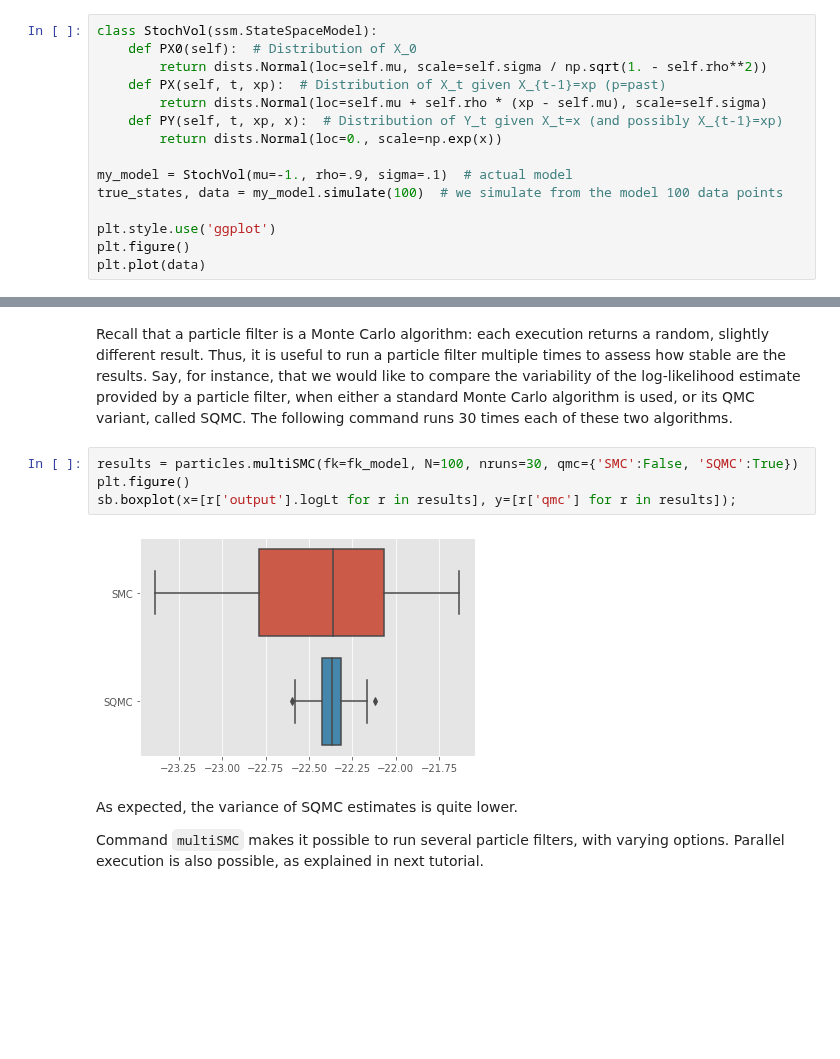
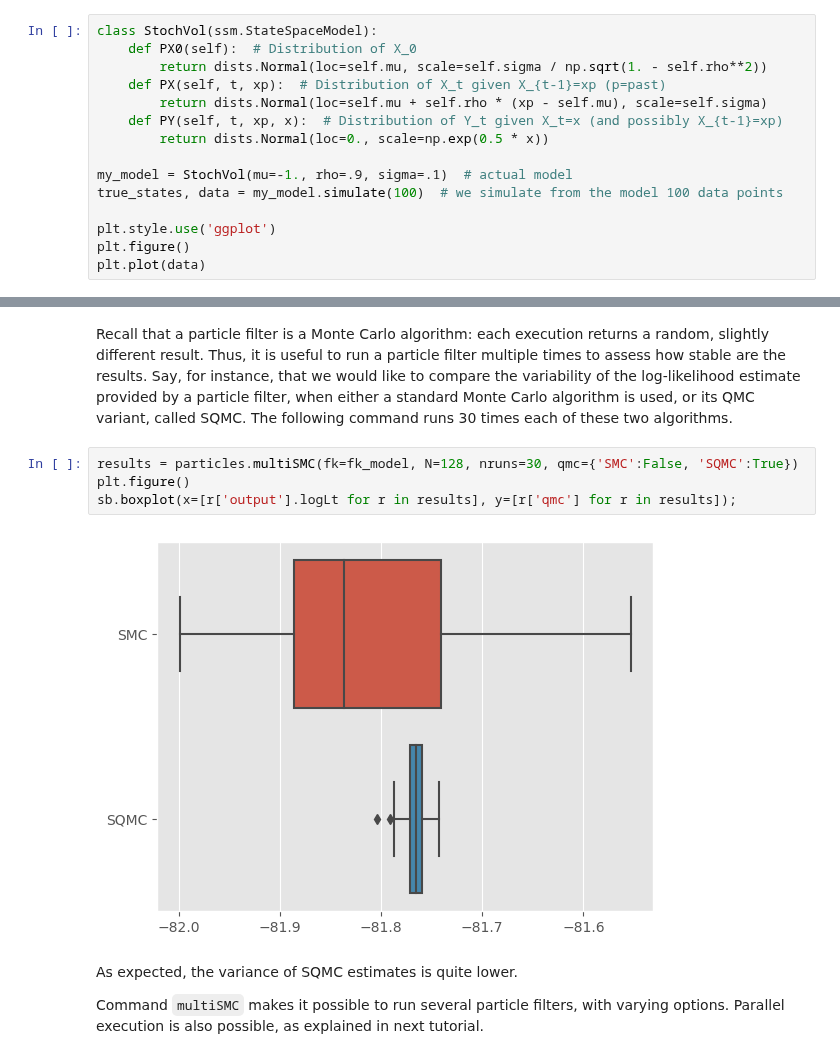
Before and after one commit to nchopin/particles, a Jupyter notebook: docs/source/notebooks/basic_tutorial.ipynb, the cells around one changed output, grey strips where cells are left out. Drawn from its saved outputs; the diff is of its cells as text; blank space fills up the shorter version.

```diff
--- a/docs/source/notebooks/basic_tutorial.ipynb
+++ b/docs/source/notebooks/basic_tutorial.ipynb
@@ -40,7 +40,7 @@ class StochVol(ssm.StateSpaceModel):
     def PX(self, t, xp):  # Distribution of X_t given X_{t-1}=xp (p=past)
         return dists.Normal(loc=self.mu + self.rho * (xp - self.mu), scale=self.sigma)
     def PY(self, t, xp, x):  # Distribution of Y_t given X_t=x (and possibly X_{t-1}=xp)
-        return dists.Normal(loc=0., scale=np.exp(x))
+        return dists.Normal(loc=0., scale=np.exp(0.5 * x))
 
 my_model = StochVol(mu=-1., rho=.9, sigma=.1)  # actual model
 true_states, data = my_model.simulate(100)  # we simulate from the model 100 data points
@@ -88,11 +88,11 @@ plt.legend()
 # %% [markdown]
 Recall that a particle filter is a Monte Carlo algorithm: each execution returns a random, slightly different result. Thus, it is useful to run a particle filter multiple times to assess how stable are the results. Say, for instance, that we would like to compare the variability of the log-likelihood estimate provided by a particle filter, when either a standard Monte Carlo algorithm is used, or its QMC variant, called SQMC. The following command runs 30 times each of these two algorithms.
 # %%
-results = particles.multiSMC(fk=fk_model, N=100, nruns=30, qmc={'SMC':False, 'SQMC':True})
+results = particles.multiSMC(fk=fk_model, N=128, nruns=30, qmc={'SMC':False, 'SQMC':True})
 plt.figure()
 sb.boxplot(x=[r['output'].logLt for r in results], y=[r['qmc'] for r in results]);
 # %% [output]
-[figure, old version]
+[figure, new version]
 # %% [markdown]
 As expected, the variance of SQMC estimates is quite lower.
 
```
Also changed, not shown: parts of 4 cells of this notebook, 1 other file.
